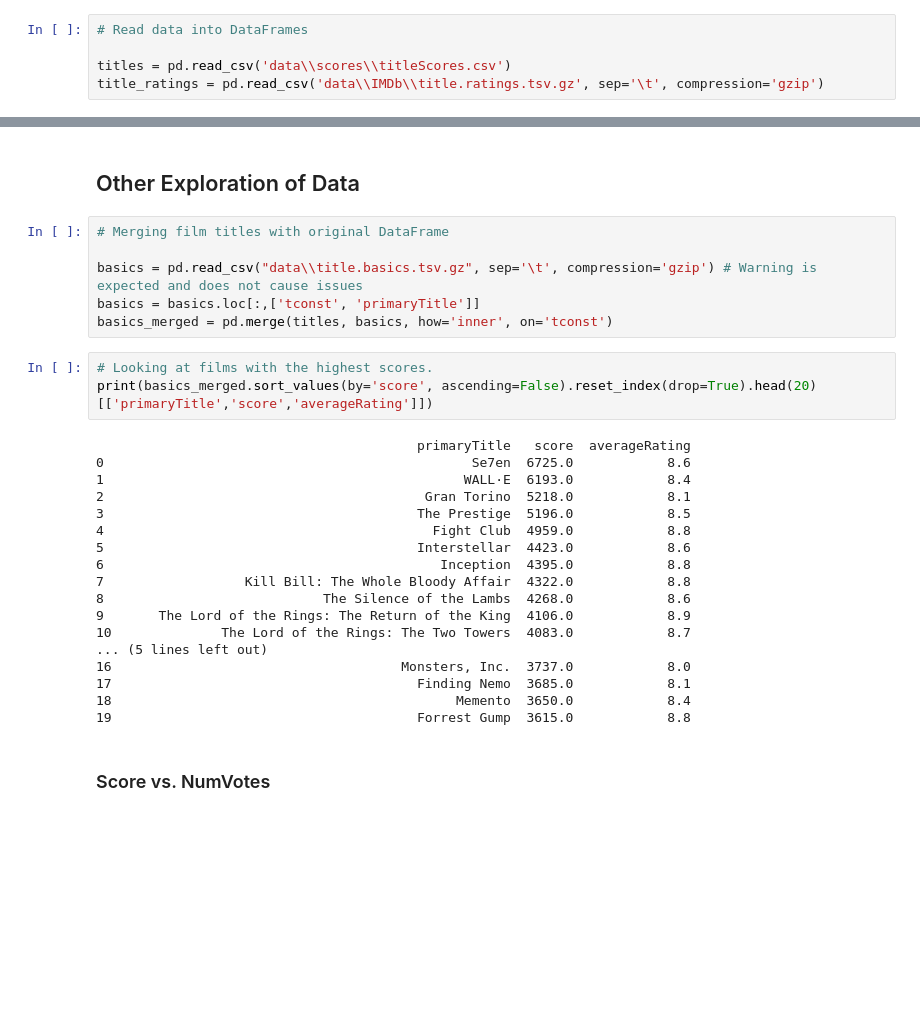
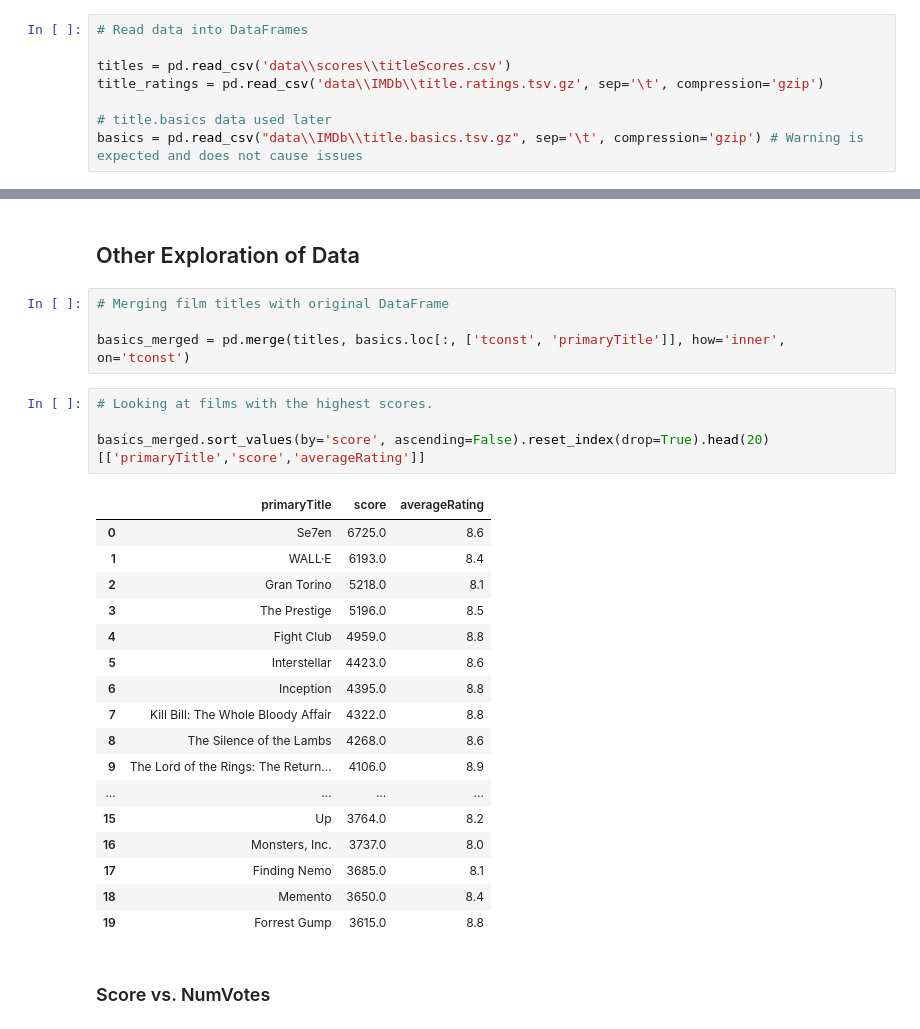
Before and after one commit to zlee1/MoviePerformance, a Jupyter notebook: analysis.ipynb, the cells around one changed output, grey strips where cells are left out. Cells and saved outputs as stored; diff of their text form; blank space fills up the shorter version.

```diff
--- a/analysis.ipynb
+++ b/analysis.ipynb
@@ -19,6 +25,9 @@ import re
 
 titles = pd.read_csv('data\\scores\\titleScores.csv')
 title_ratings = pd.read_csv('data\\IMDb\\title.ratings.tsv.gz', sep='\t', compression='gzip')
+
+# title.basics data used later
+basics = pd.read_csv("data\\IMDb\\title.basics.tsv.gz", sep='\t', compression='gzip') # Warning is expected and does not cause issues
 # %%
 # Remove films with score of 0
 
@@ -244,30 +444,29 @@ Because of the high variation in film ratings (especially when the cast/crew sco
 # %%
 # Merging film titles with original DataFrame
 
-basics = pd.read_csv("data\\title.basics.tsv.gz", sep='\t', compression='gzip') # Warning is expected and does not cause issues
-basics = basics.loc[:,['tconst', 'primaryTitle']]
-basics_merged = pd.merge(titles, basics, how='inner', on='tconst')
+basics_merged = pd.merge(titles, basics.loc[:, ['tconst', 'primaryTitle']], how='inner', on='tconst')
 # %%
 # Looking at films with the highest scores.
-print(basics_merged.sort_values(by='score', ascending=False).reset_index(drop=True).head(20)[['primaryTitle','score','averageRating']])
+
+basics_merged.sort_values(by='score', ascending=False).reset_index(drop=True).head(20)[['primaryTitle','score','averageRating']]
 # %% [output]
-                                         primaryTitle   score  averageRating
-0                                               Se7en  6725.0            8.6
-1                                              WALL·E  6193.0            8.4
-2                                         Gran Torino  5218.0            8.1
-3                                        The Prestige  5196.0            8.5
-4                                          Fight Club  4959.0            8.8
-5                                        Interstellar  4423.0            8.6
-6                                           Inception  4395.0            8.8
-7                  Kill Bill: The Whole Bloody Affair  4322.0            8.8
-8                            The Silence of the Lambs  4268.0            8.6
-9       The Lord of the Rings: The Return of the King  4106.0            8.9
-10              The Lord of the Rings: The Two Towers  4083.0            8.7
-... (5 lines left out)
-16                                     Monsters, Inc.  3737.0            8.0
-17                                       Finding Nemo  3685.0            8.1
-18                                            Memento  3650.0            8.4
-19                                       Forrest Gump  3615.0            8.8
+|  | primaryTitle | score | averageRating |
+| 0 | Se7en | 6725.0 | 8.6 |
+| 1 | WALL·E | 6193.0 | 8.4 |
+| 2 | Gran Torino | 5218.0 | 8.1 |
+| 3 | The Prestige | 5196.0 | 8.5 |
+| 4 | Fight Club | 4959.0 | 8.8 |
+| 5 | Interstellar | 4423.0 | 8.6 |
+| 6 | Inception | 4395.0 | 8.8 |
+| 7 | Kill Bill: The Whole Bloody Affair | 4322.0 | 8.8 |
+| 8 | The Silence of the Lambs | 4268.0 | 8.6 |
+| 9 | The Lord of the Rings: The Return... | 4106.0 | 8.9 |
+| ... | ... | ... | ... |
+| 15 | Up | 3764.0 | 8.2 |
+| 16 | Monsters, Inc. | 3737.0 | 8.0 |
+| 17 | Finding Nemo | 3685.0 | 8.1 |
+| 18 | Memento | 3650.0 | 8.4 |
+| 19 | Forrest Gump | 3615.0 | 8.8 |
 # %% [markdown]
 ### Score vs. NumVotes
 # %%
```
Also changed, not shown: parts of 36 cells of this notebook.
